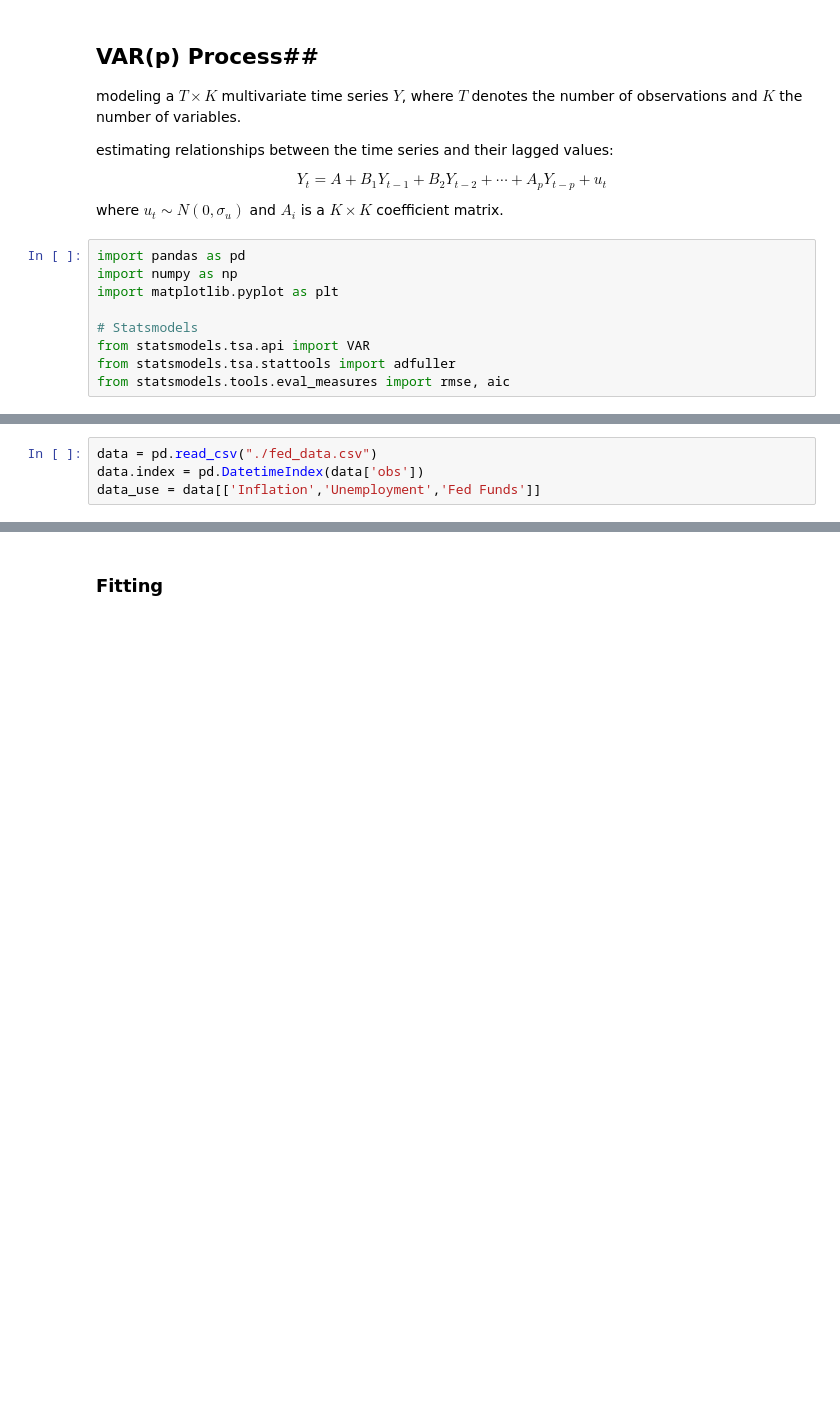
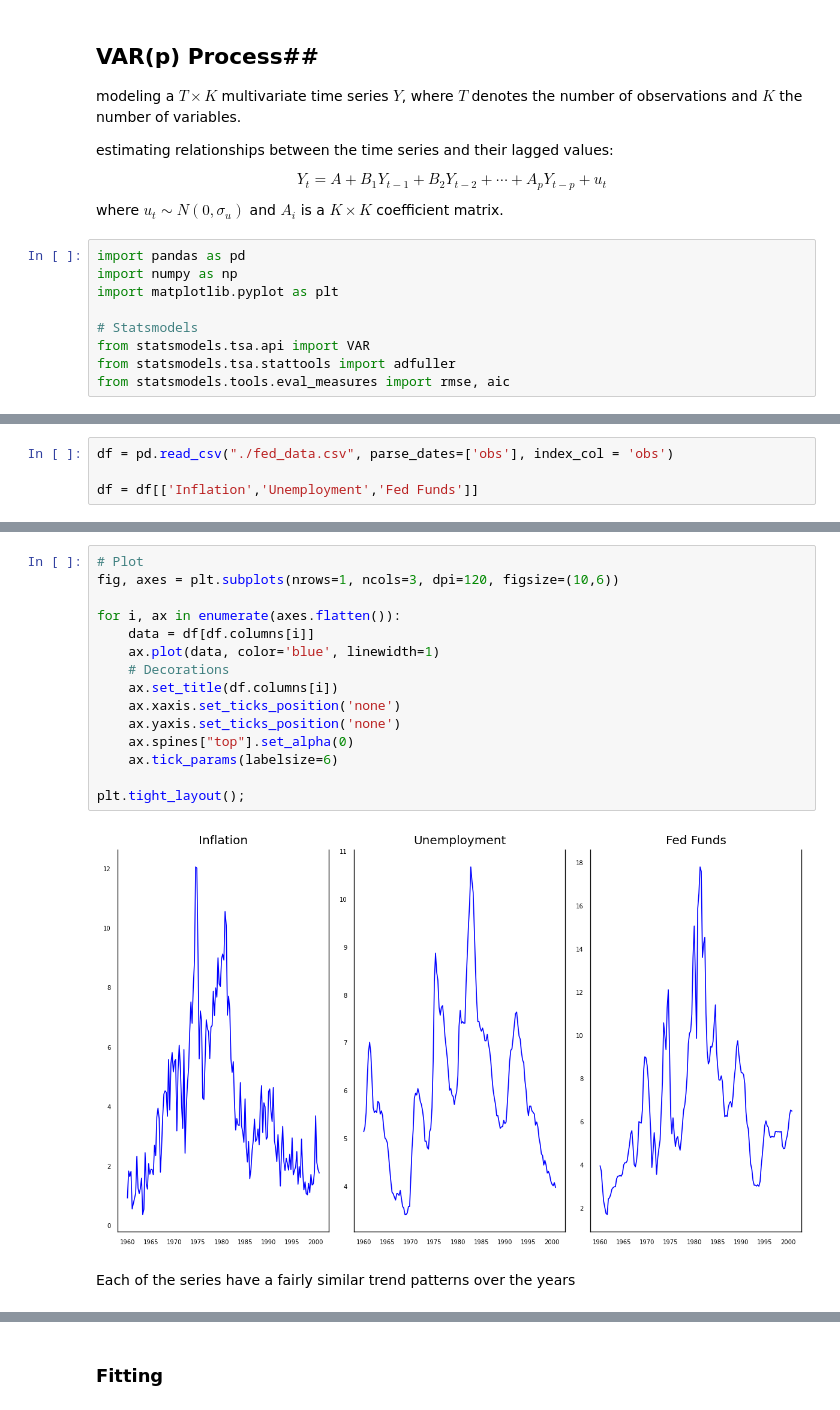
Before and after one commit to vivekvision/VAR_ModelUseCases, a Jupyter notebook: Vector Autoregression Use Case 2.ipynb, the cells around one changed output, grey strips where cells are left out. Cells and saved outputs as stored; diff of their text form; blank space fills up the shorter version.

```diff
--- a/Vector Autoregression Use Case 2.ipynb
+++ b/Vector Autoregression Use Case 2.ipynb
@@ -23,4 +27,4 @@ from statsmodels.tools.eval_measures import rmse, aic
 # %%
-data = pd.read_csv("./fed_data.csv")
-data.index = pd.DatetimeIndex(data['obs'])
-data_use = data[['Inflation','Unemployment','Fed Funds']]
+df = pd.read_csv("./fed_data.csv", parse_dates=['obs'], index_col = 'obs')
+
+df = df[['Inflation','Unemployment','Fed Funds']]
@@ -42 +38,20 @@ data_use.head(10)
+# %%
+# Plot
+fig, axes = plt.subplots(nrows=1, ncols=3, dpi=120, figsize=(10,6))
+
+for i, ax in enumerate(axes.flatten()):
+    data = df[df.columns[i]]
+    ax.plot(data, color='blue', linewidth=1)
+    # Decorations
+    ax.set_title(df.columns[i])
+    ax.xaxis.set_ticks_position('none')
+    ax.yaxis.set_ticks_position('none')
+    ax.spines["top"].set_alpha(0)
+    ax.tick_params(labelsize=6)
+
+plt.tight_layout();
+# %% [output]
+[figure, added]
+# %% [markdown]
+Each of the series have a fairly similar trend patterns over the years
 # %%
```
Also changed, not shown: parts of 15 cells of this notebook, 1 other file.
